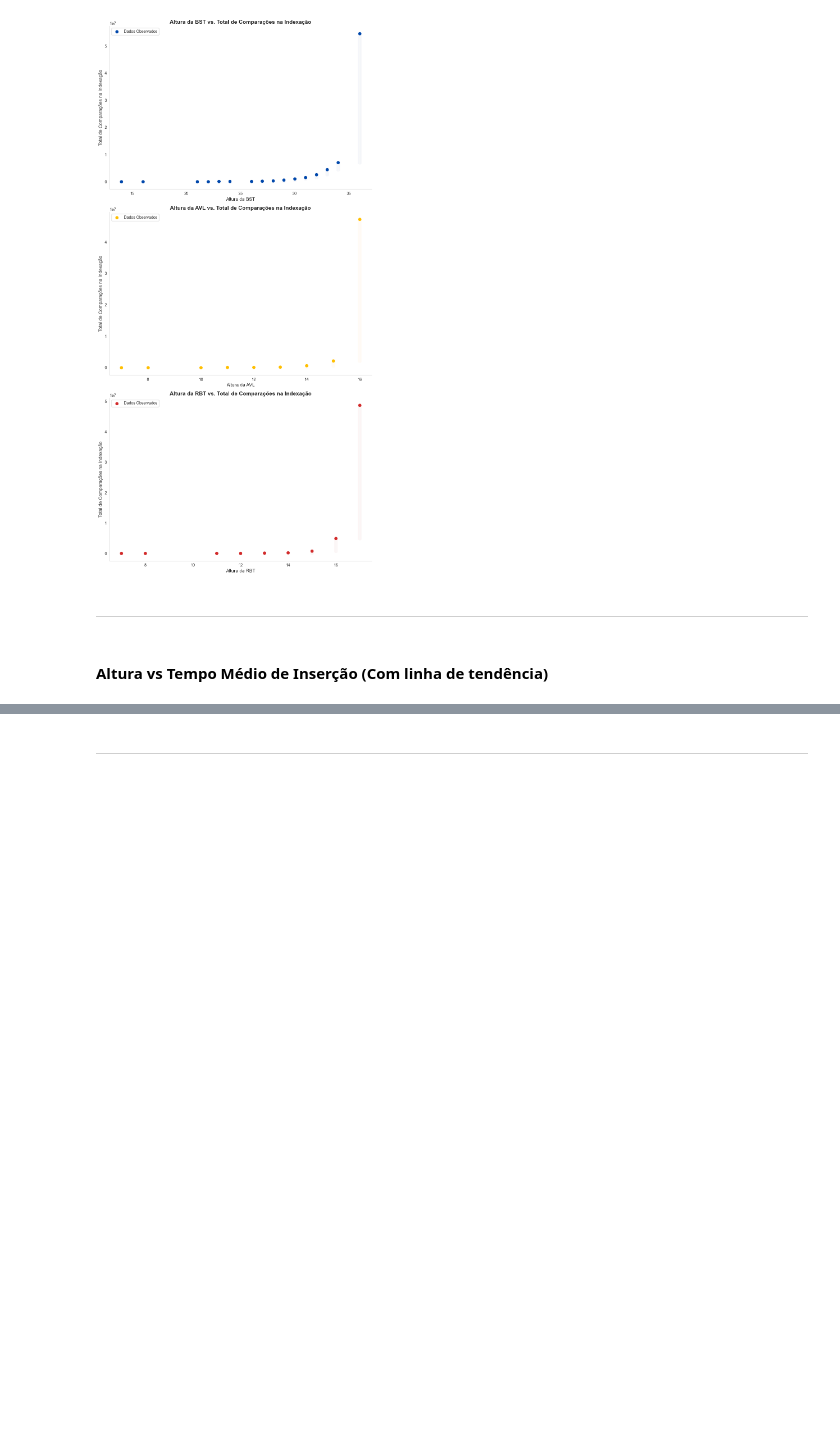
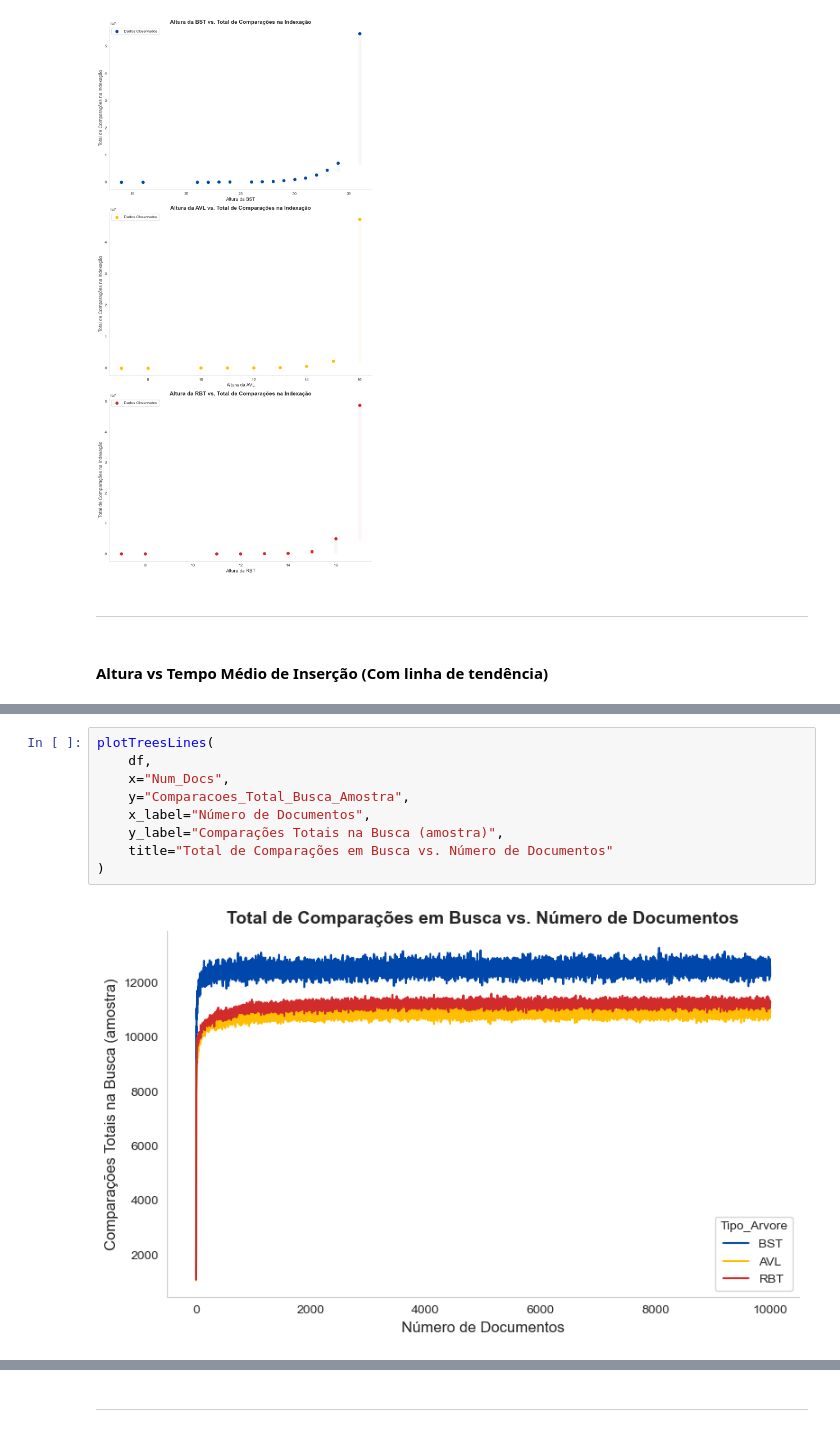
Before and after one commit to JaimeWillianCarneiro/projetofinal-ed, a Jupyter notebook: docs/allstats.ipynb, the cells around one changed output, grey strips where cells are left out. Drawn from its saved outputs; the diff is of its cells as text; blank space fills up the shorter version.

```diff
--- a/docs/allstats.ipynb
+++ b/docs/allstats.ipynb
@@ -454,0 +472,11 @@ plt.show()
+# %%
+plotTreesLines(
+    df,
+    x="Num_Docs",
+    y="Comparacoes_Total_Busca_Amostra",
+    x_label="Número de Documentos",
+    y_label="Comparações Totais na Busca (amostra)",
+    title="Total de Comparações em Busca vs. Número de Documentos"
+)
+# %% [output]
+[figure, added]
```
Also changed, not shown: parts of 13 cells of this notebook.
